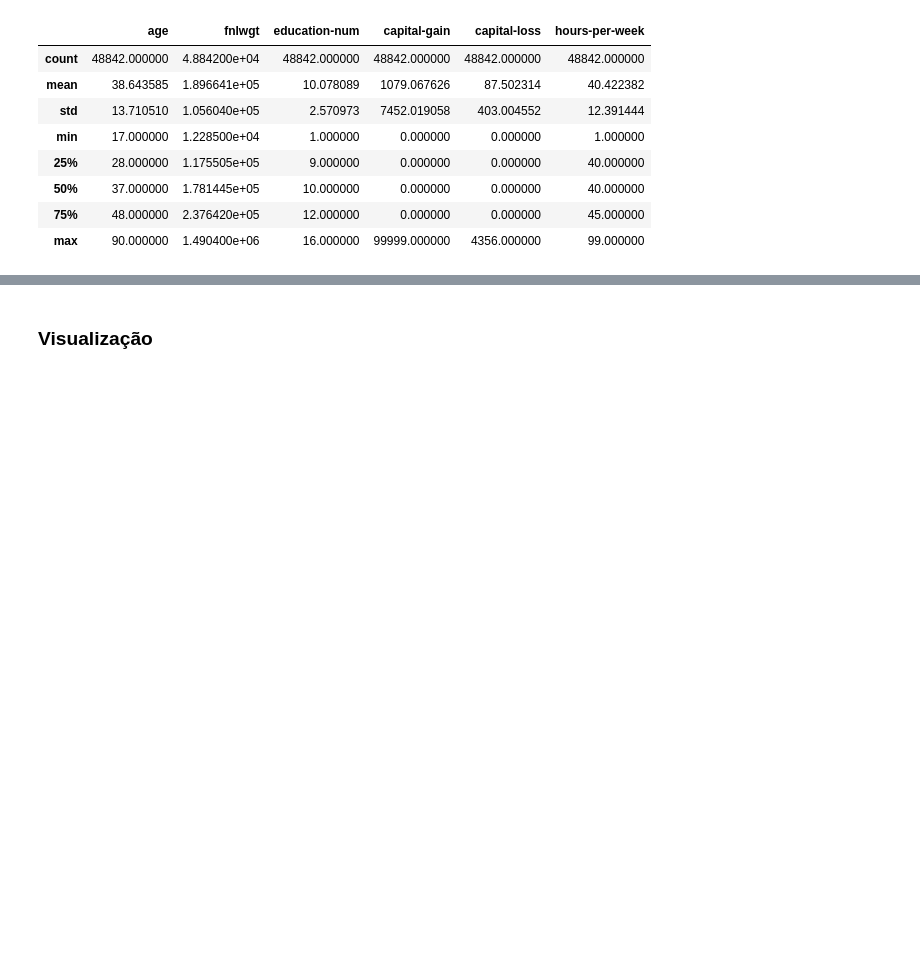
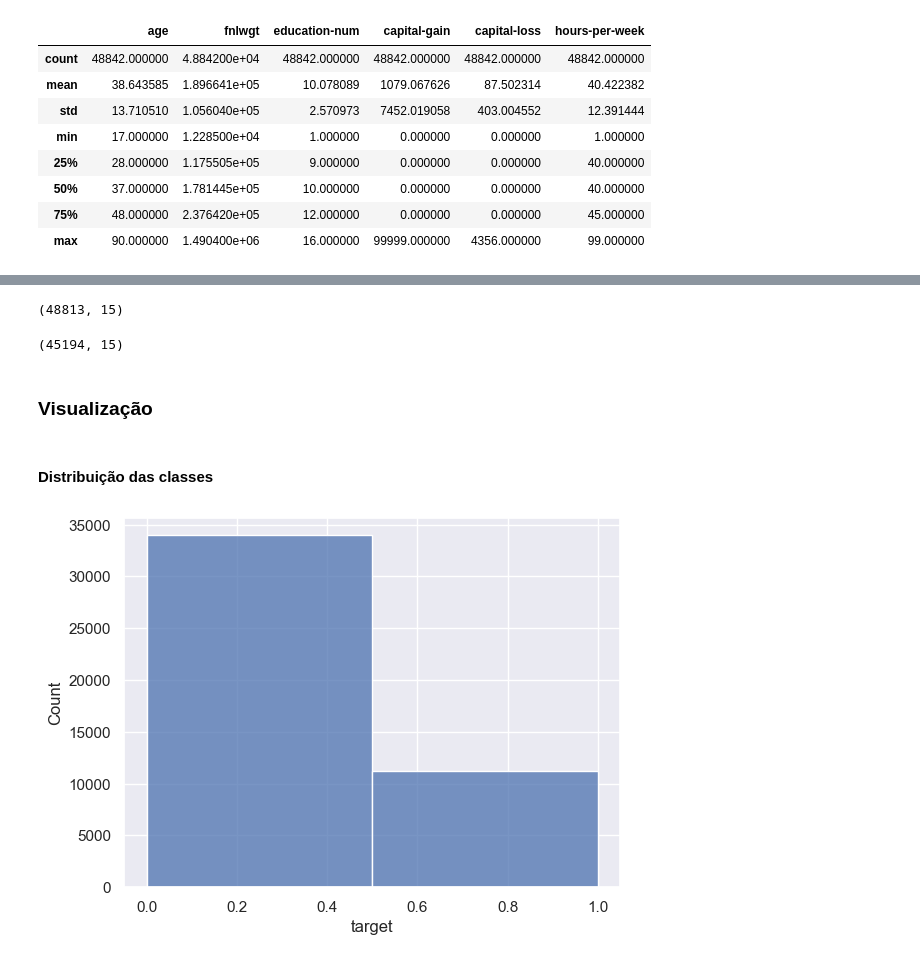
Before and after one commit to pedrogrigorio/UFC-Machine-Learning-Project, a Jupyter notebook: notebook.ipynb, the cells around one changed output, grey strips where cells are left out. Cells and saved outputs as stored; diff of their text form; code cells hidden in the pictures; blank space fills up the shorter version.

Commit message:
clean and visualize data

```diff
--- a/notebook.ipynb
+++ b/notebook.ipynb
@@ -88,2 +127,28 @@ df.describe()
+# %%
+# drop duplicates and reset index
+df.drop_duplicates(inplace=True)
+df.reset_index(drop=True, inplace=True)
+df.shape
+# %% [output]
+(48813, 15)
+# %%
+# remove missing values
+df.replace(' ?', pd.NA, inplace=True)
+df.dropna(inplace=True)
+df.shape
+# %% [output]
+(45194, 15)
+# %%
+# treat target values
+df['target'] = [0 if (label == ' <=50K' or label == ' <=50K.') else 1 for label in df['target']]
+df['target'].unique()
 # %% [markdown]
 ### Visualização
+# %% [markdown]
+#### Distribuição das classes
+# %%
+sns.set()
+sns.histplot(data=df, x='target', bins=2)
+plt.show()
+# %% [output]
+[figure, added]
```
Also changed, not shown: parts of 22 cells of this notebook.
